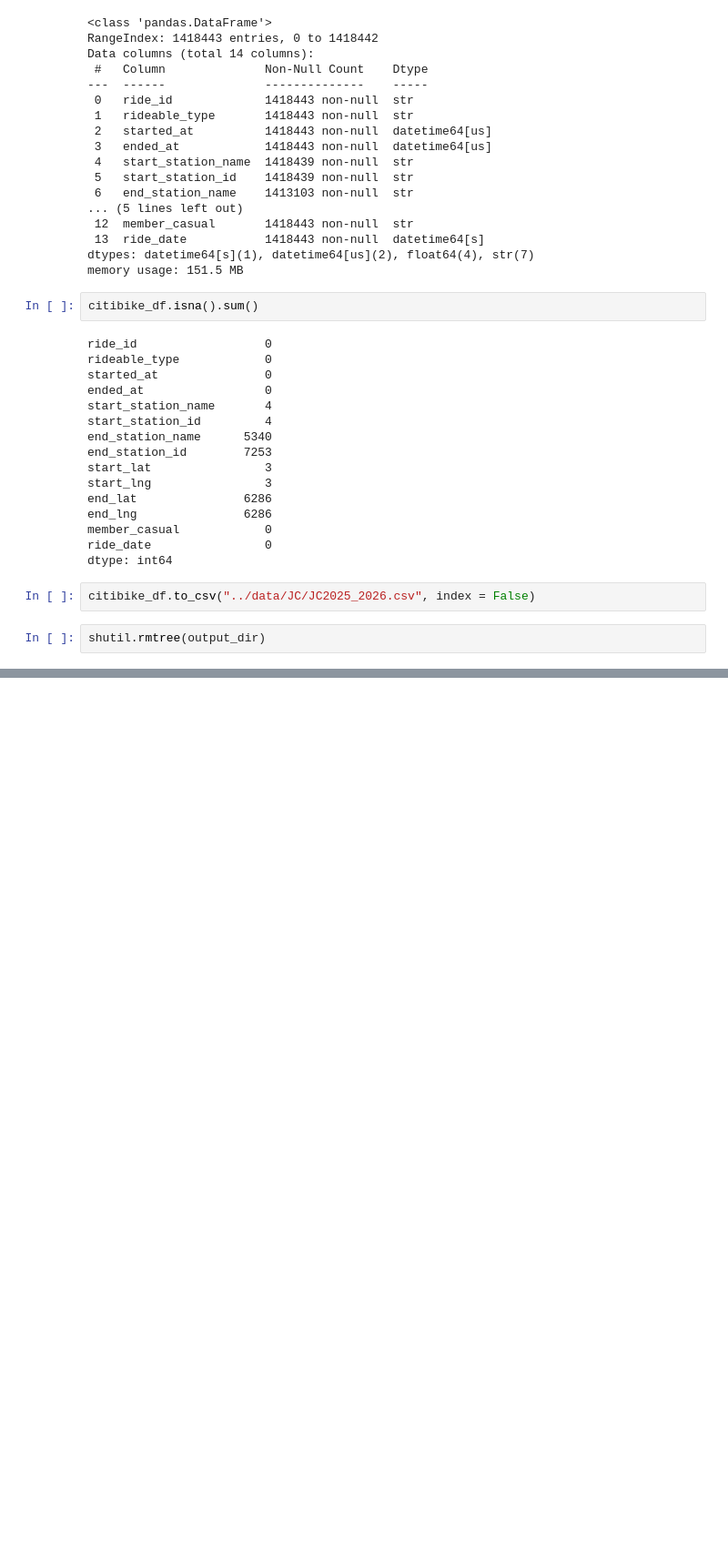
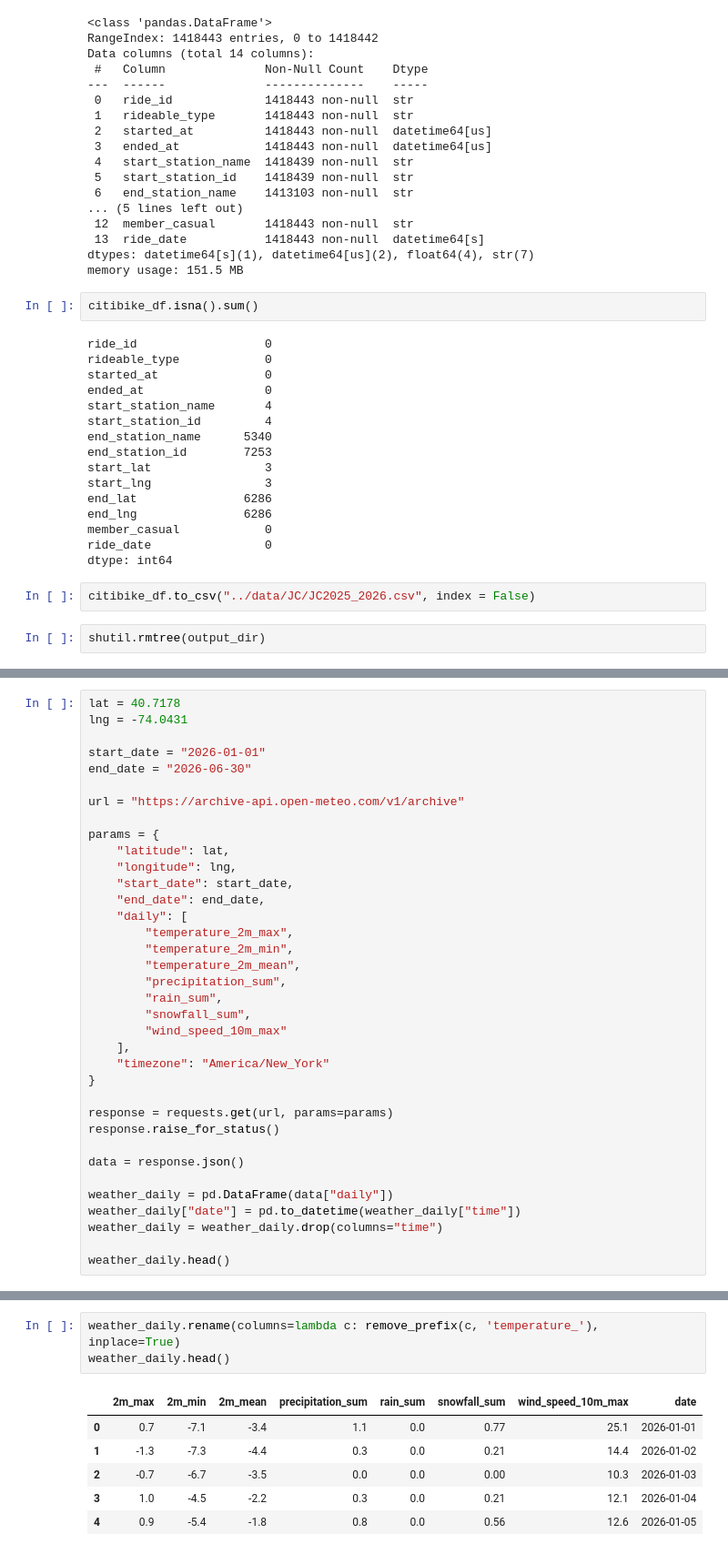
Before and after one commit to MarTvyal62/NYJ-City-Bike, a Jupyter notebook: notebooks/6_SQLAlchemy.ipynb, the cells around one changed output, grey strips where cells are left out. Shown at 91% size. Drawn from its saved outputs; the diff is of its cells as text; blank space fills up the shorter version.

Commit message:
update citibile and weather data for 2026

```diff
--- a/notebooks/6_SQLAlchemy.ipynb
+++ b/notebooks/6_SQLAlchemy.ipynb
@@ -691,0 +722,36 @@ shutil.rmtree(output_dir)
+# %%
+lat = 40.7178
+lng = -74.0431
+
+start_date = "2026-01-01"
+end_date = "2026-06-30"
+
+url = "https://archive-api.open-meteo.com/v1/archive"
+
+params = {
+    "latitude": lat,
+    "longitude": lng,
+    "start_date": start_date,
+    "end_date": end_date,
+    "daily": [
+        "temperature_2m_max",
+        "temperature_2m_min",
+        "temperature_2m_mean",
+        "precipitation_sum",
+        "rain_sum",
+        "snowfall_sum",
+        "wind_speed_10m_max"
+    ],
+    "timezone": "America/New_York"
+}
+
+response = requests.get(url, params=params)
+response.raise_for_status()
+
+data = response.json()
+
+weather_daily = pd.DataFrame(data["daily"])
+weather_daily["date"] = pd.to_datetime(weather_daily["time"])
+weather_daily = weather_daily.drop(columns="time")
+
+weather_daily.head()
@@ -691,0 +785,10 @@ shutil.rmtree(output_dir)
+# %%
+weather_daily.rename(columns=lambda c: remove_prefix(c, 'temperature_'), inplace=True)
+weather_daily.head()
+# %% [output]
+|  | 2m_max | 2m_min | 2m_mean | precipitation_sum | rain_sum | snowfall_sum | wind_speed_10m_max | date |
+| 0 | 0.7 | -7.1 | -3.4 | 1.1 | 0.0 | 0.77 | 25.1 | 2026-01-01 |
+| 1 | -1.3 | -7.3 | -4.4 | 0.3 | 0.0 | 0.21 | 14.4 | 2026-01-02 |
+| 2 | -0.7 | -6.7 | -3.5 | 0.0 | 0.0 | 0.00 | 10.3 | 2026-01-03 |
+| 3 | 1.0 | -4.5 | -2.2 | 0.3 | 0.0 | 0.21 | 12.1 | 2026-01-04 |
+| 4 | 0.9 | -5.4 | -1.8 | 0.8 | 0.0 | 0.56 | 12.6 | 2026-01-05 |
```
Also changed, not shown: parts of 13 cells of this notebook, 2 other files.
